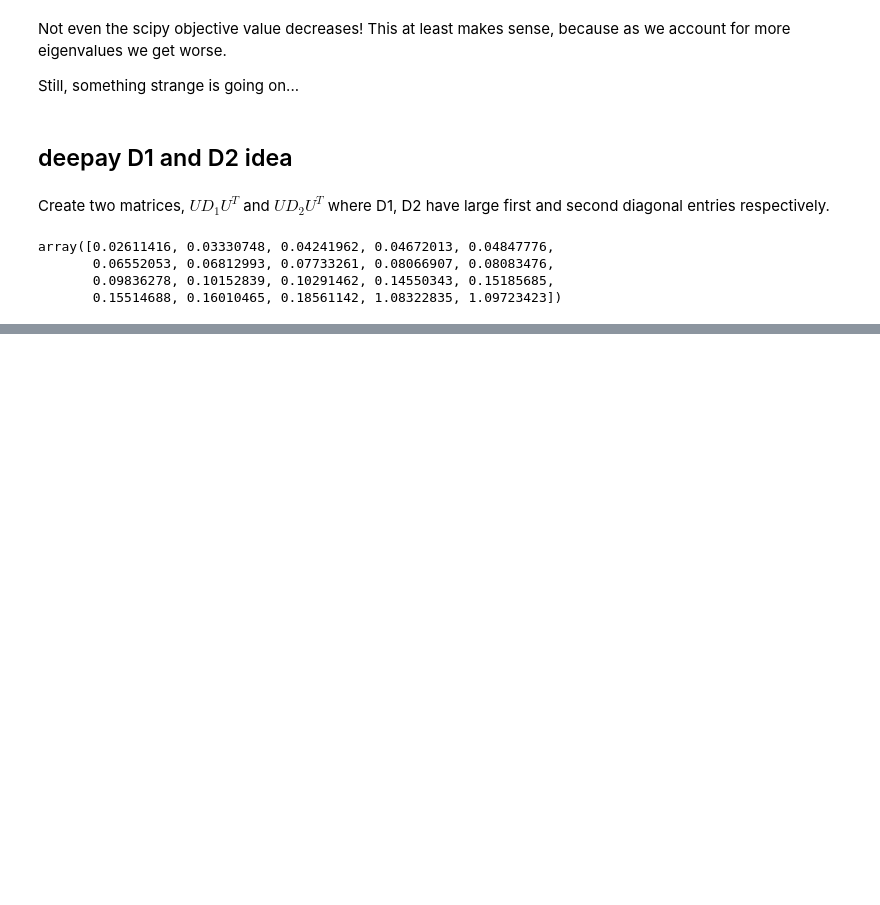
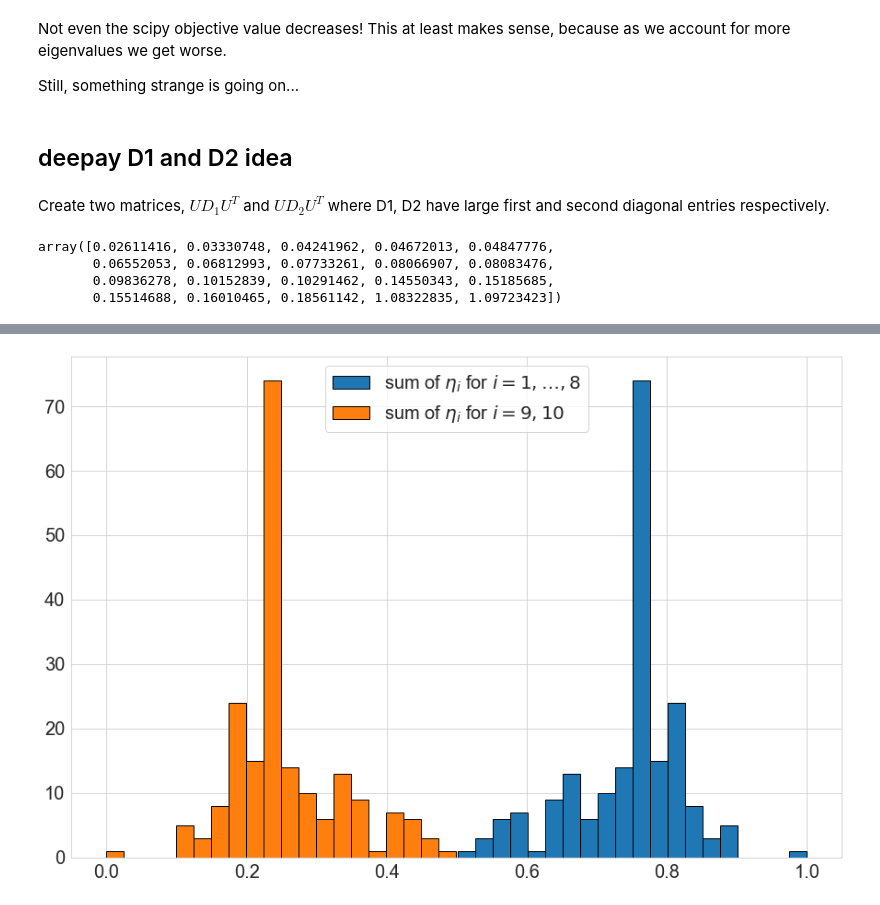
Before and after one commit to akhiljalan/cellag-misc, a Jupyter notebook: media-4-eigenmatching-synthetic-data.ipynb, the cells around one changed output, grey strips where cells are left out. Cells and saved outputs as stored; diff of their text form; code cells hidden in the pictures; blank space fills up the shorter version.

```diff
--- a/media-4-eigenmatching-synthetic-data.ipynb
+++ b/media-4-eigenmatching-synthetic-data.ipynb
@@ -714,0 +823,37 @@ sample_mats = sample_mats_1 + sample_mats_2
+# %%
+first_eigs = []
+second_eigs = []
+result_etas = []
+
+for _ in range(200):
+    sample_mats_1 = generate_sample_mats_from_mat(mat1, 8)
+    sample_mats_2 = generate_sample_mats_from_mat(mat2, 2)
+    sample_mats = sample_mats_1 + sample_mats_2
+    num_eigs_included = n
+
+    delta = 0.01
+
+    result = scipy.optimize.minimize(
+        fun=objective,
+        x0=eta_init,
+        method='SLSQP',
+        jac=derivative,
+        bounds=[(0, 1) for _ in range(len(sample_mats))],
+        constraints={'type': 'eq', 'fun': simplex_constraint},
+        options={
+            'maxiter': 10000,
+            'disp': False
+        }
+    )
+    result_etas.append(result['x'])
+    mat_soln = matrix_lin_combo(result['x'], sample_mats)
+    eigs = scipy.linalg.eigh(mat_soln, eigvals_only=True)
+    first_eigs.append(eigs[-1])
+    second_eigs.append(eigs[-2])
+# %%
+plt.hist([sum(eta[:-2]) for eta in result_etas], bins=20, ec='black', label='sum of $\eta_i$ for $i=1, \ldots, 8$');
+plt.hist([sum(eta[-2:]) for eta in result_etas], bins=20, ec='black', label='sum of $\eta_i$ for $i=9, 10$');
+plt.legend();
+plt.savefig('figs/eta_dist_unbalanced_sample_classes.png', dpi=300);
+# %% [output]
+[figure, added]
```
Also changed, not shown: parts of 82 cells of this notebook, 5 other files.
